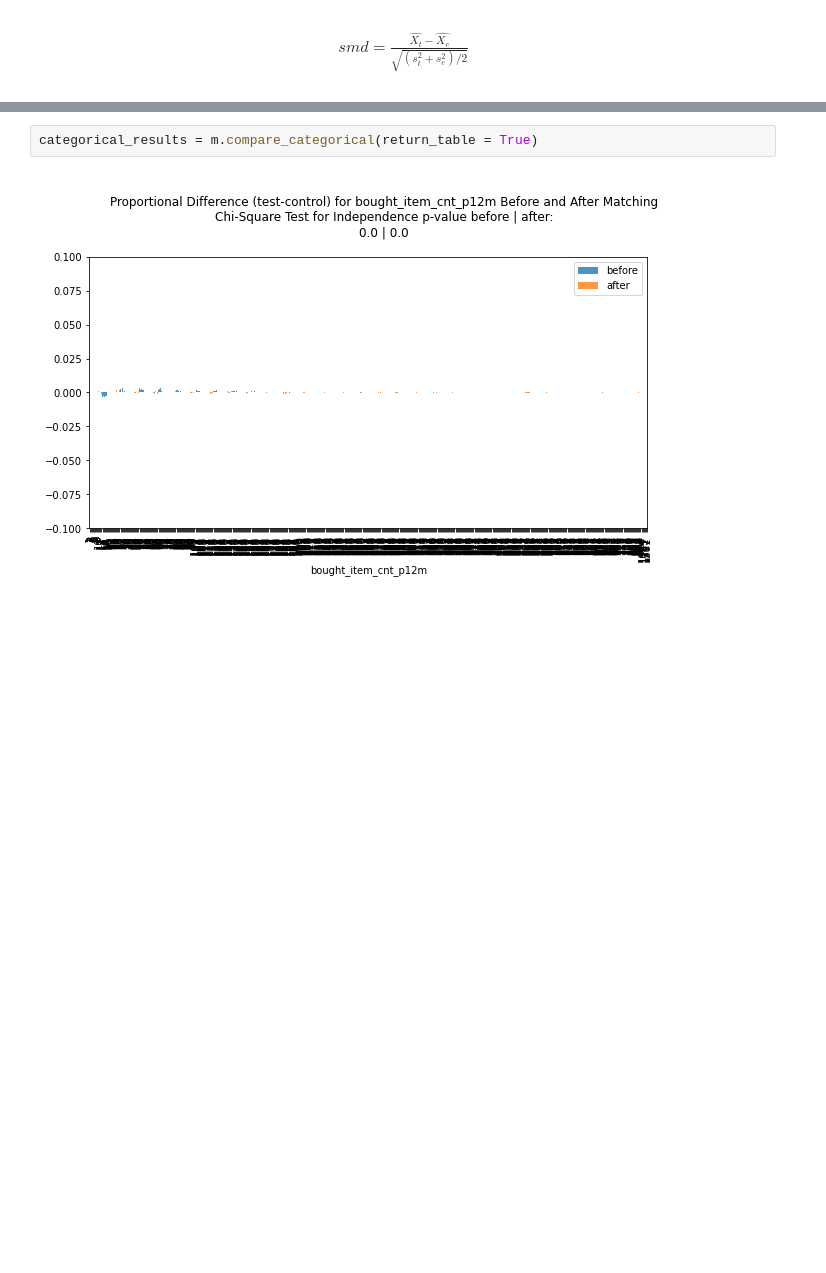
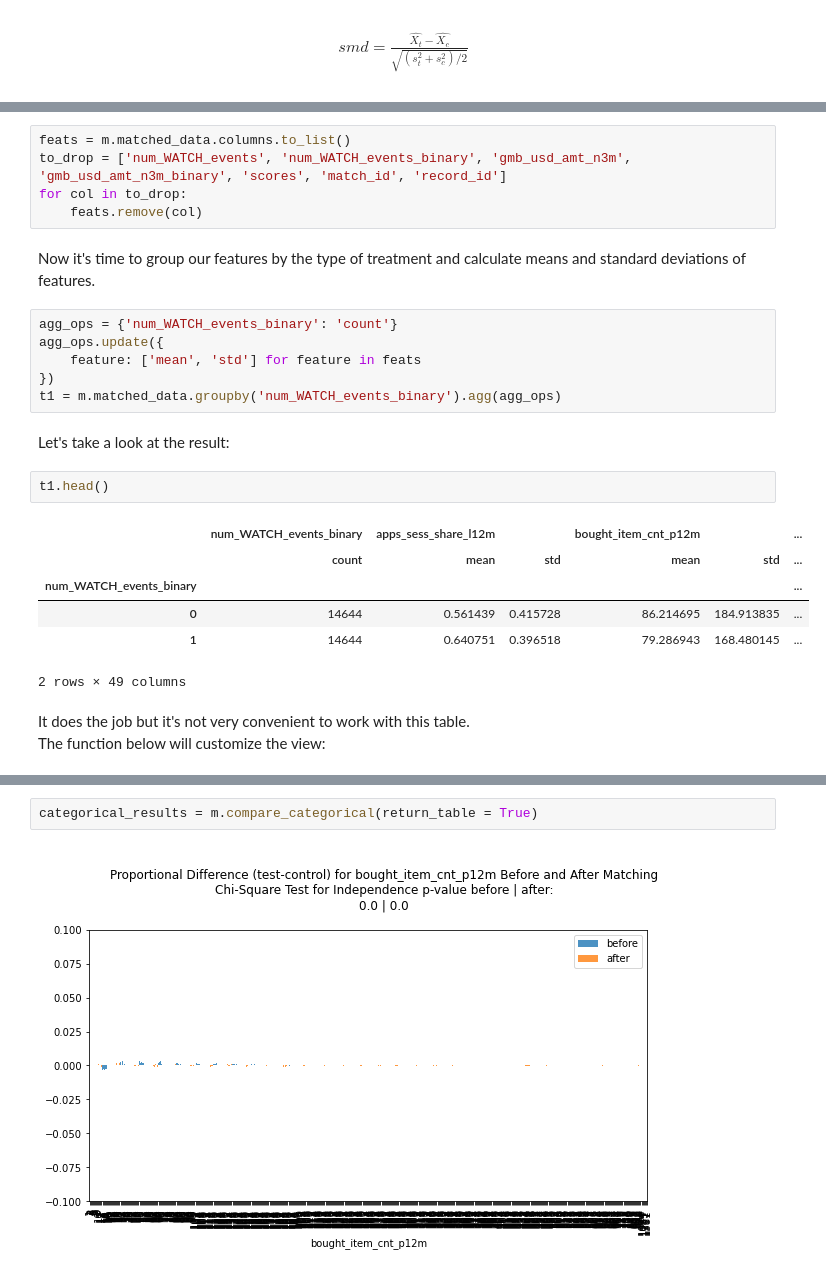
Before and after one commit to nastyh/Matching-in-Python, a Jupyter notebook: Matching in Python.ipynb, the cells around one changed output, grey strips where cells are left out. Saved outputs shown, nothing was run; the diff lists cells and outputs as text; blank space fills up the shorter version.

```diff
--- a/Matching in Python.ipynb
+++ b/Matching in Python.ipynb
@@ -272,0 +279,27 @@ The denominator uses standard deviations of features in the test and control gro
+# %%
+feats = m.matched_data.columns.to_list()
+to_drop = ['num_WATCH_events', 'num_WATCH_events_binary', 'gmb_usd_amt_n3m', 'gmb_usd_amt_n3m_binary', 'scores', 'match_id', 'record_id']
+for col in to_drop:
+    feats.remove(col)
+# %% [markdown]
+Now it's time to group our features by the type of treatment and calculate means and standard deviations of features.
+# %%
+agg_ops = {'num_WATCH_events_binary': 'count'}
+agg_ops.update({
+    feature: ['mean', 'std'] for feature in feats
+})
+t1 = m.matched_data.groupby('num_WATCH_events_binary').agg(agg_ops)
+# %% [markdown]
+Let's take a look at the result:
+# %%
+t1.head()
+# %% [output]
+|  | num_WATCH_events_binary | apps_sess_share_l12m |  | bought_item_cnt_p12m |  | ... |
+|  | count | mean | std | mean | std | ... |
+| num_WATCH_events_binary |  |  |  |  |  | ... |
+| 0 | 14644 | 0.561439 | 0.415728 | 86.214695 | 184.913835 | ... |
+| 1 | 14644 | 0.640751 | 0.396518 | 79.286943 | 168.480145 | ... |
+2 rows × 49 columns
+# %% [markdown]
+It does the job but it's not very convenient to work with this table.
+The function below will customize the view:
```
Also changed, not shown: parts of 9 cells of this notebook.
